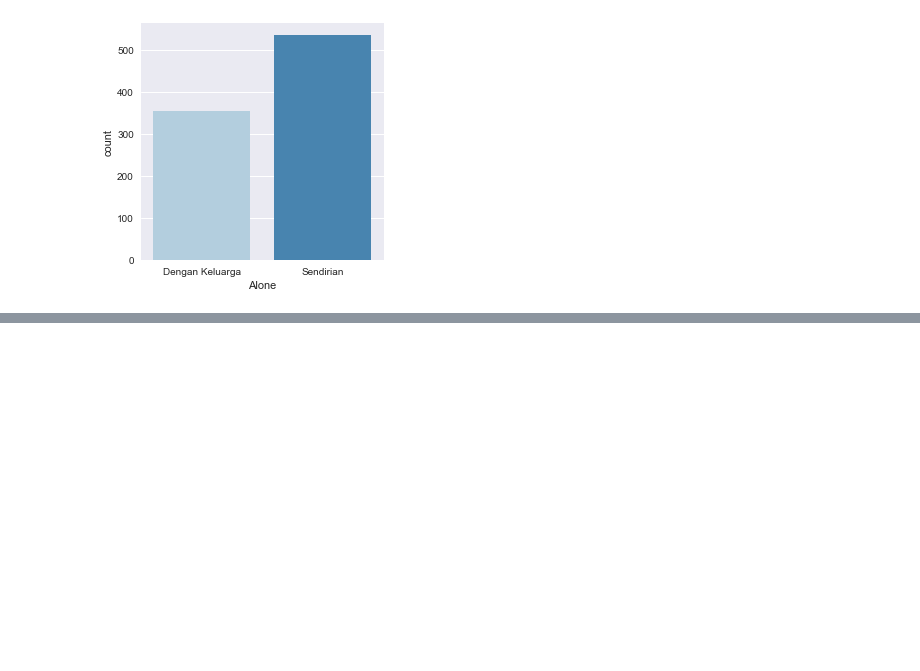
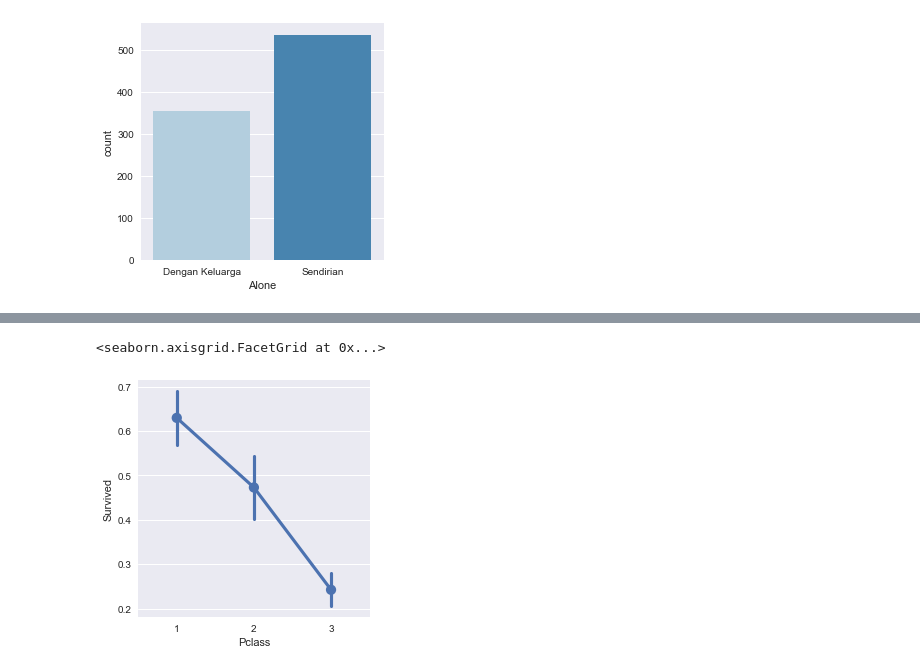
Before and after one commit to galihww/data-science-club-its, a Jupyter notebook: Week 3 - Playing with Titanic Dataset/Playing with titanic dataset.ipynb, the cells around one changed output, grey strips where cells are left out. Saved outputs shown, nothing was run; the diff lists cells and outputs as text; code cells hidden in the pictures; blank space fills up the shorter version.

```diff
--- a/Week 3 - Playing with Titanic Dataset/Playing with titanic dataset.ipynb
+++ b/Week 3 - Playing with Titanic Dataset/Playing with titanic dataset.ipynb
@@ -237,0 +244,5 @@ sns.factorplot('Alone', data=titanic_df, kind='count', palette='Blues')
+# %%
+sns.factorplot('Pclass', 'Survived', data=titanic_df)
+# %% [output]
+<seaborn.axisgrid.FacetGrid at 0x...>
+[figure, added]
```
Also changed, not shown: parts of 6 cells of this notebook.
